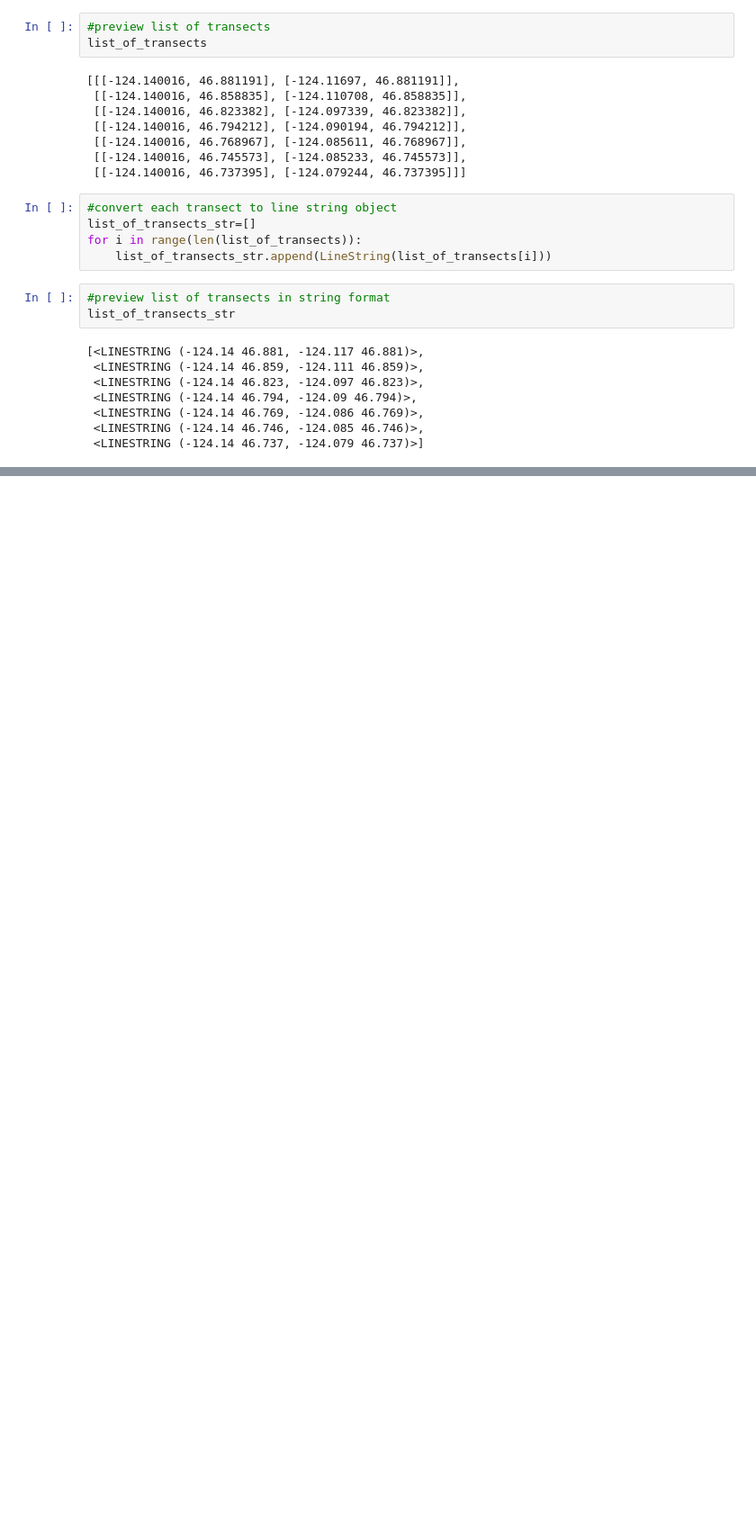
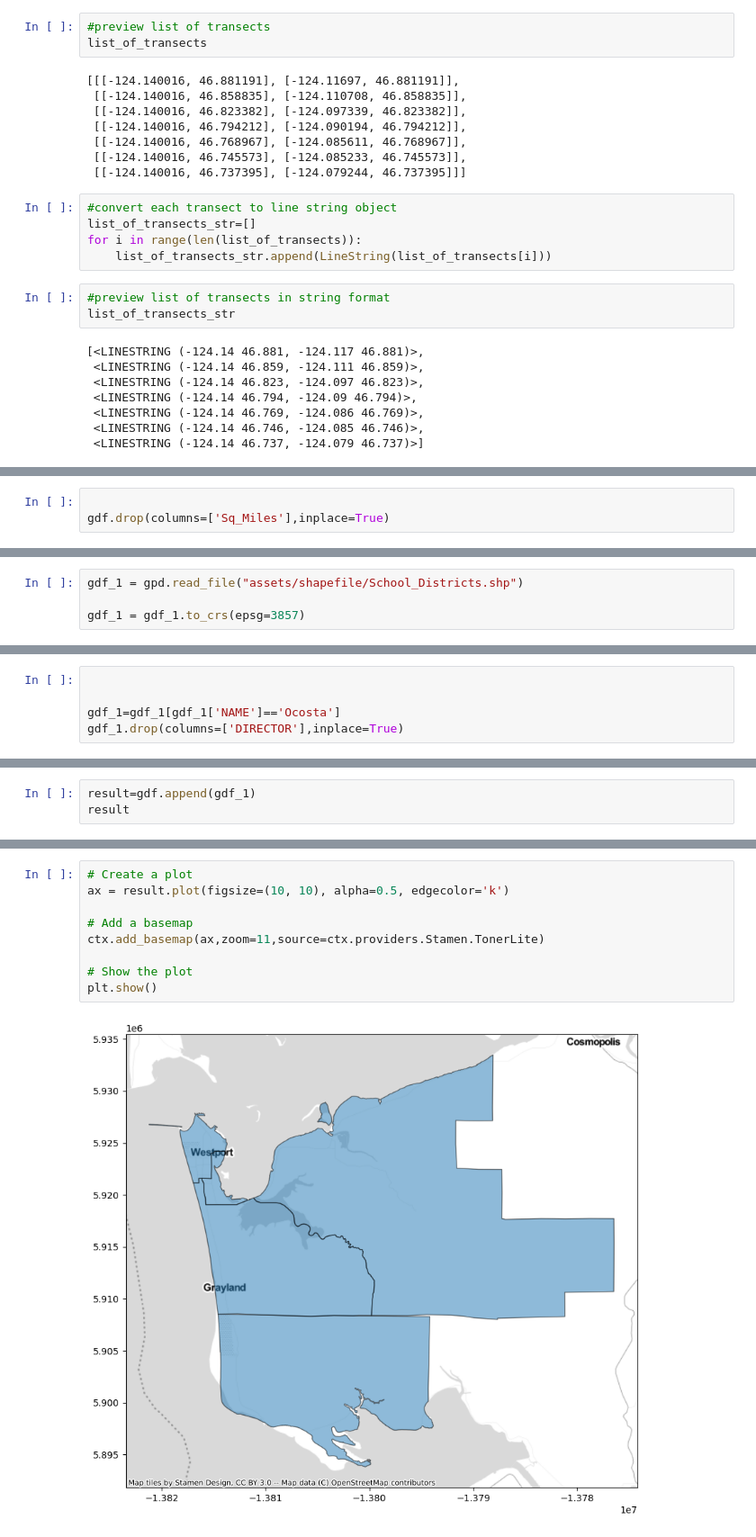
Before and after one commit to JerryLiu-96/Grays_Harbor_Storymap, a Jupyter notebook: line_extension.ipynb, the cells around one changed output, grey strips where cells are left out. Shown at 90% size. Drawn from its saved outputs; the diff is of its cells as text; blank space fills up the shorter version.

```diff
--- a/line_extension.ipynb
+++ b/line_extension.ipynb
@@ -950,0 +1286,3 @@ for year in range(1861,1911):
+# %%
+
+gdf.drop(columns=['Sq_Miles'],inplace=True)
@@ -950,0 +1294,4 @@ for year in range(1861,1911):
+# %%
+gdf_1 = gpd.read_file("assets/shapefile/School_Districts.shp")
+
+gdf_1 = gdf_1.to_crs(epsg=3857)
@@ -950,0 +1318,5 @@ for year in range(1861,1911):
+# %%
+
+
+gdf_1=gdf_1[gdf_1['NAME']=='Ocosta']
+gdf_1.drop(columns=['DIRECTOR'],inplace=True)
@@ -950,0 +1336,3 @@ for year in range(1861,1911):
+# %%
+result=gdf.append(gdf_1)
+result
@@ -950,0 +1346,11 @@ for year in range(1861,1911):
+# %%
+# Create a plot
+ax = result.plot(figsize=(10, 10), alpha=0.5, edgecolor='k')
+
+# Add a basemap
+ctx.add_basemap(ax,zoom=11,source=ctx.providers.Stamen.TonerLite)
+
+# Show the plot
+plt.show()
+# %% [output]
+[figure, added]
```
Also changed, not shown: parts of 36 cells of this notebook.
